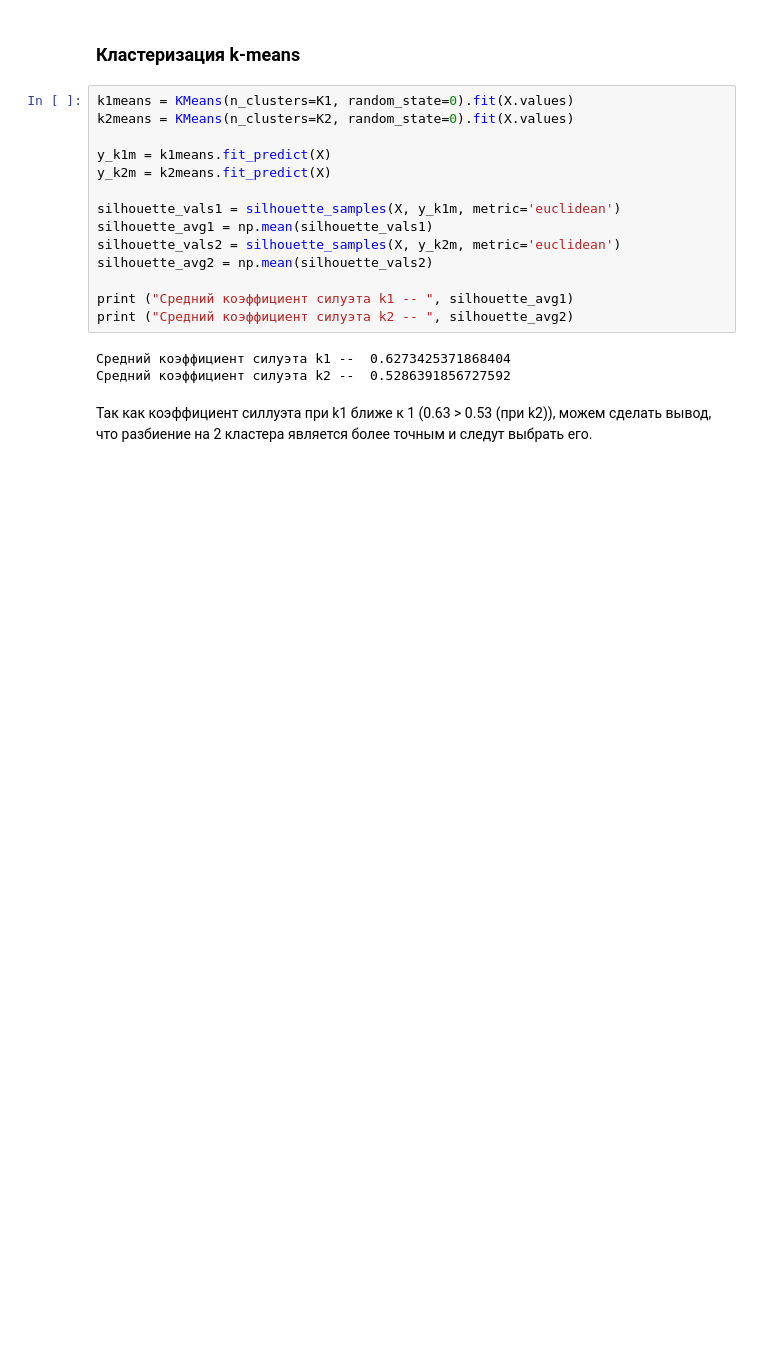
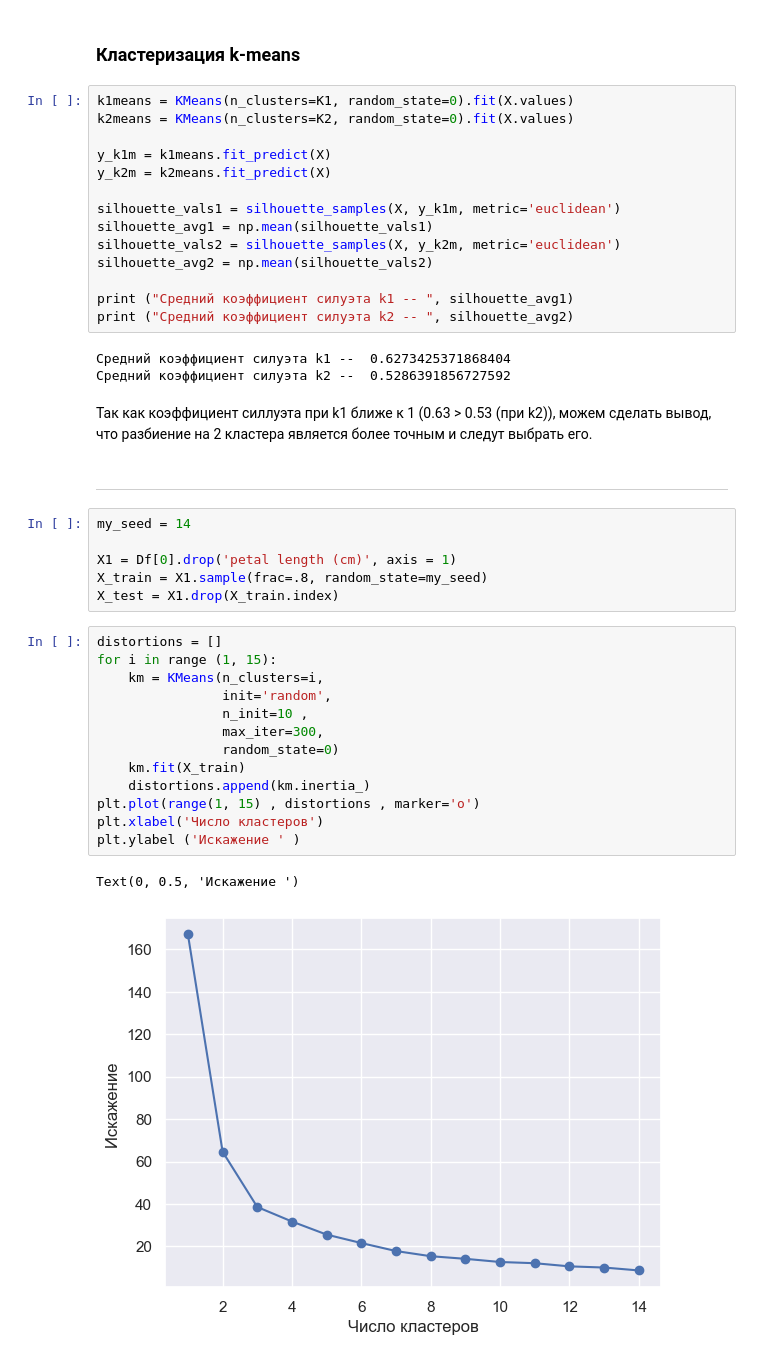
Before and after one commit to GregValdemarov/SUM_PMI3-1_ML, a Jupyter notebook: Semester2/Labs/Lab1.ipynb, the cells around one changed output. Drawn from its saved outputs; the diff is of its cells as text; blank space fills up the shorter version.

```diff
--- a/Semester2/Labs/Lab1.ipynb
+++ b/Semester2/Labs/Lab1.ipynb
@@ -121,3 +124,27 @@ print ("Средний коэффициент силуэта k2 -- ", silhouette
 Средний коэффициент силуэта k2 --  0.5286391856727592
 # %% [markdown]
 Так как коэффициент силлуэта при k1 ближе к 1 (0.63 > 0.53 (при k2)), можем сделать вывод, что разбиение на 2 кластера является более точным и следут выбрать его.
+# %% [markdown]
+---
+# %%
+my_seed = 14
+
+X1 = Df[0].drop('petal length (cm)', axis = 1)
+X_train = X1.sample(frac=.8, random_state=my_seed)
+X_test = X1.drop(X_train.index)
+# %%
+distortions = []
+for i in range (1, 15):
+    km = KMeans(n_clusters=i,
+                init='random',
+                n_init=10 ,
+                max_iter=300,
+                random_state=0)
+    km.fit(X_train)
+    distortions.append(km.inertia_)
+plt.plot(range(1, 15) , distortions , marker='o')
+plt.xlabel('Чиcлo кластеров')
+plt.ylabel ('Искажение ' )
+# %% [output]
+Text(0, 0.5, 'Искажение ')
+[figure, added]
```
Also changed, not shown: parts of 8 cells of this notebook.
